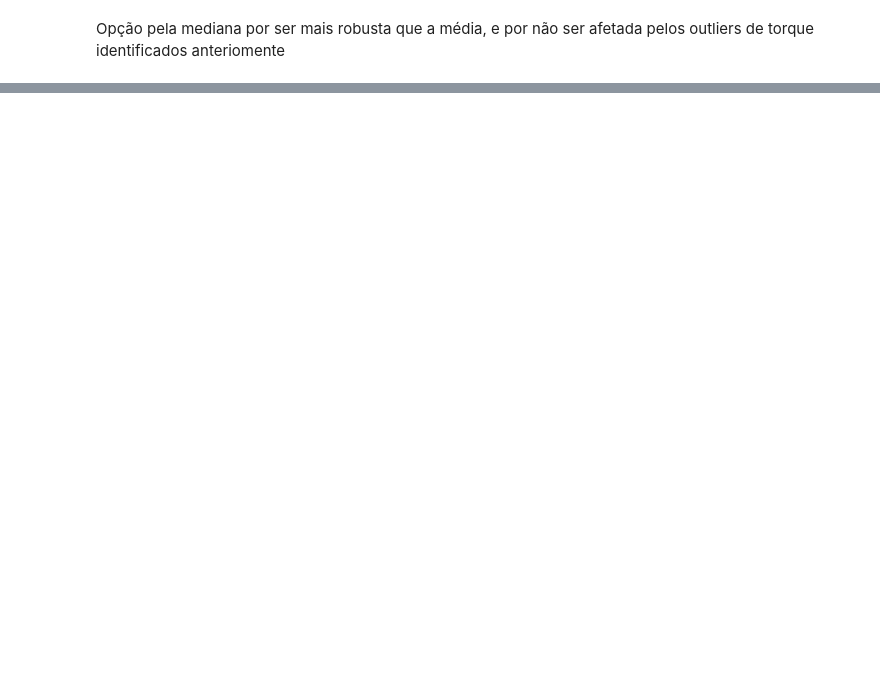
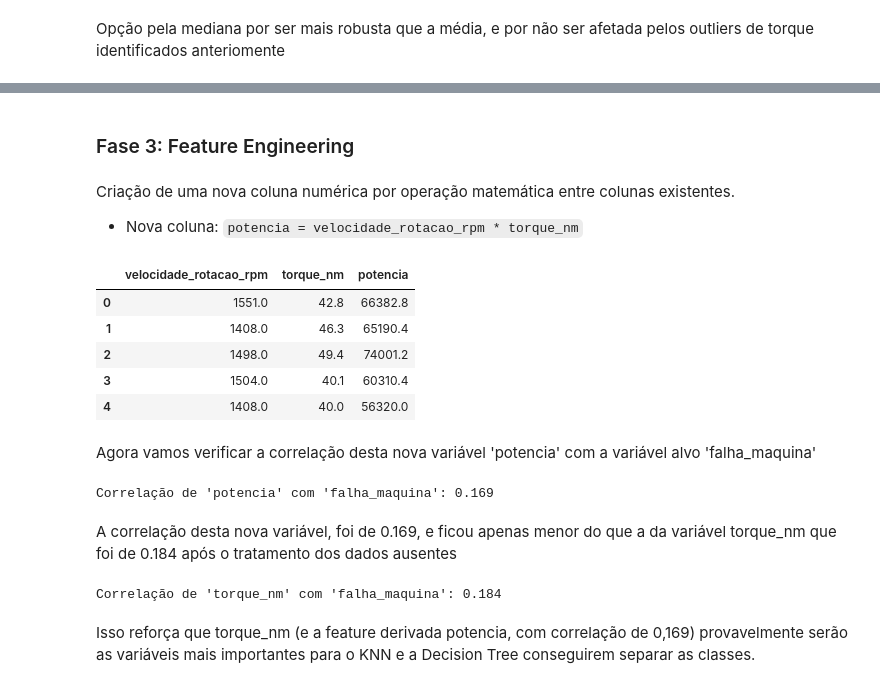
Before and after one commit to eduardobauer1981/PROJETOAVALIATIVO_MODULO1, a Jupyter notebook: projeto_maquinas.ipynb, the cells around one changed output, grey strips where cells are left out. Cells and saved outputs as stored; diff of their text form; code cells hidden in the pictures; blank space fills up the shorter version.

Commit message:
fase_3

```diff
--- a/projeto_maquinas.ipynb
+++ b/projeto_maquinas.ipynb
@@ -304,0 +327,33 @@ for col in colunas_nan:
+# %% [markdown]
+### Fase 3: Feature Engineering
+# %% [markdown]
+Criação de uma nova coluna numérica por operação matemática entre colunas existentes.
+- Nova coluna: `potencia = velocidade_rotacao_rpm * torque_nm`
+# %%
+# Criar a nova coluna 'potencia' = velocidade_rotacao_rpm × torque_nm
+df['potencia'] = df['velocidade_rotacao_rpm'] * df['torque_nm']
+
+df[['velocidade_rotacao_rpm', 'torque_nm', 'potencia']].head()
+# %% [output]
+|  | velocidade_rotacao_rpm | torque_nm | potencia |
+| 0 | 1551.0 | 42.8 | 66382.8 |
+| 1 | 1408.0 | 46.3 | 65190.4 |
+| 2 | 1498.0 | 49.4 | 74001.2 |
+| 3 | 1504.0 | 40.1 | 60310.4 |
+| 4 | 1408.0 | 40.0 | 56320.0 |
+# %% [markdown]
+Agora vamos verificar a correlação desta nova variável 'potencia' com a variável alvo 'falha_maquina'
+# %%
+correlacao_potencia_falha = df['potencia'].corr(df['falha_maquina'], method='pearson')
+print(f"Correlação de 'potencia' com 'falha_maquina': {correlacao_potencia_falha:.3f}")
+# %% [output]
+Correlação de 'potencia' com 'falha_maquina': 0.169
+# %% [markdown]
+A correlação desta nova variável, foi de 0.169, e ficou apenas menor do que a da variável torque_nm que foi de 0.184 após o tratamento dos dados ausentes
+# %%
+correlacao_torque_falha = df['torque_nm'].corr(df['falha_maquina'], method='pearson')
+print(f"Correlação de 'torque_nm' com 'falha_maquina': {correlacao_torque_falha:.3f}")
+# %% [output]
+Correlação de 'torque_nm' com 'falha_maquina': 0.184
+# %% [markdown]
+Isso reforça que torque_nm (e a feature derivada potencia, com correlação de 0,169) provavelmente serão as variáveis mais importantes para o KNN e a Decision Tree conseguirem separar as classes.
```
Also changed, not shown: parts of 4 cells of this notebook.
